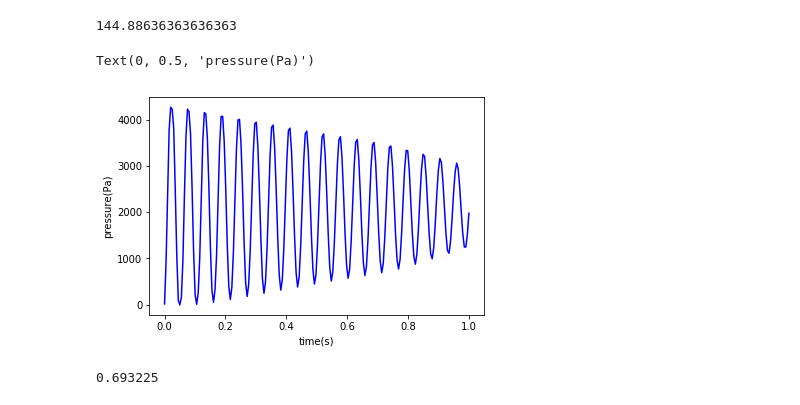
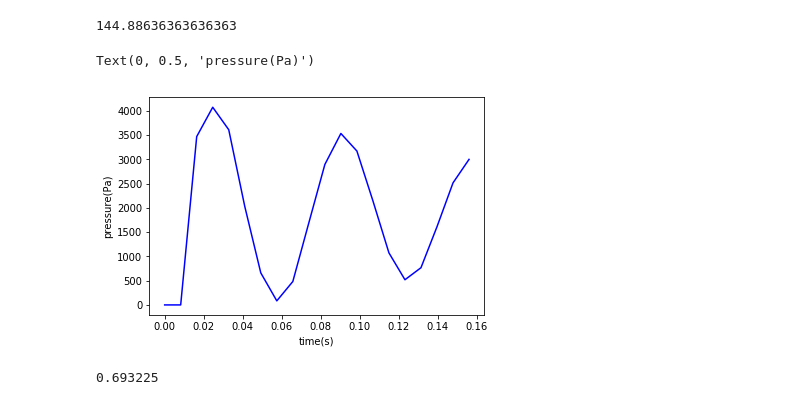
Before and after one commit to Jinx134235/static-water, a Jupyter notebook: particle&pressure plot.ipynb, the cells around one changed output. Cells and saved outputs as stored; diff of their text form; code cells hidden in the pictures.

```diff
--- a/particle&pressure plot.ipynb
+++ b/particle&pressure plot.ipynb
@@ -122,16 +121,16 @@ print(255/1.76)
 # %% [output]
 144.88636363636363
 # %%
-dt = 5e-5
-time = np.linspace(dt,20000*dt,200)
+dt = 7.8e-5
+time = np.linspace(dt,2000*dt,20)
 pcenter = data4[:,1]
 plt.plot(time,pcenter,'-b')
 plt.xlabel('time(s)')
 plt.ylabel('pressure(Pa)')
 #print(t)
 # %% [output]
 Text(0, 0.5, 'pressure(Pa)')
-[figure, old version]
+[figure, new version]
 # %%
 print(46215*1.5e-5)
 # %% [output]
```
Also changed, not shown: parts of 1 cell of this notebook, 7 other files.
